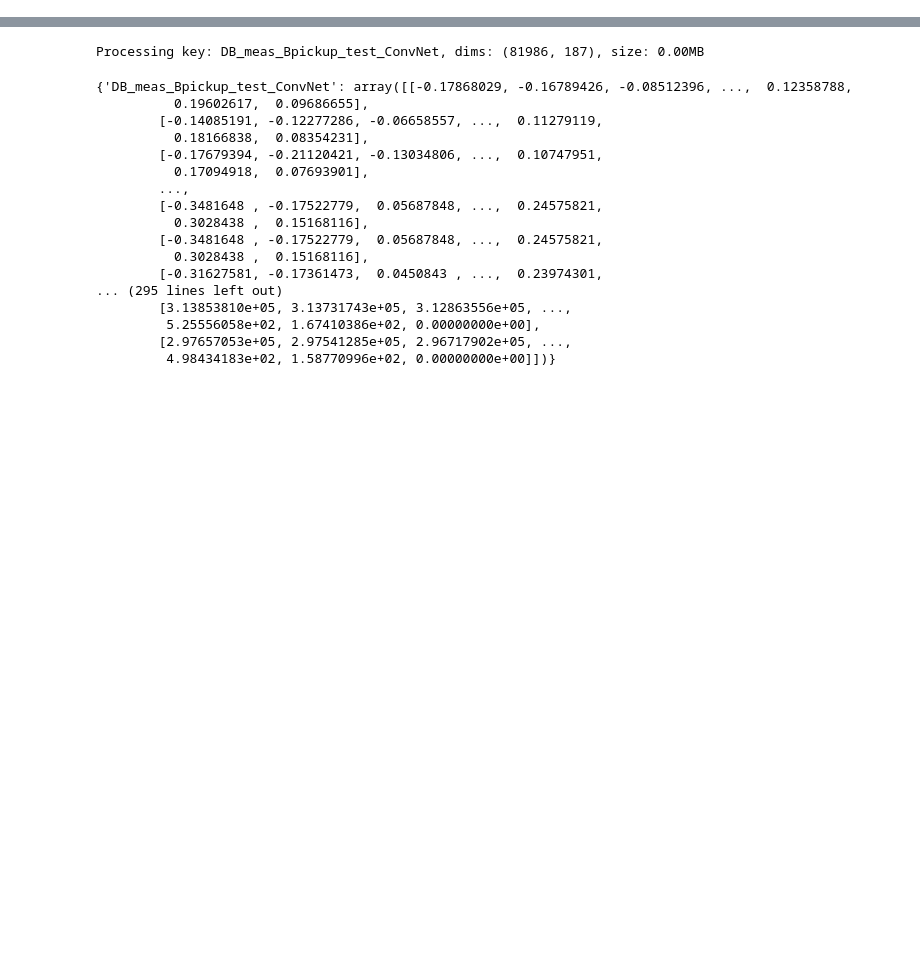
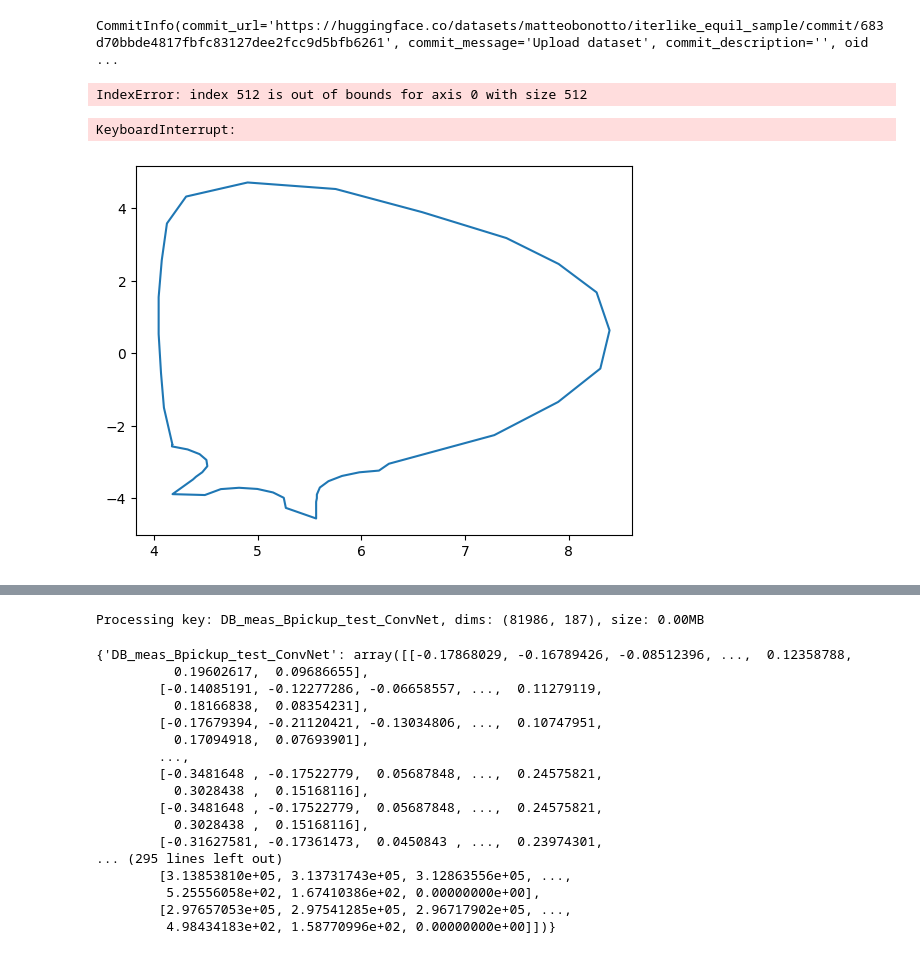
Before and after one commit to matteobonotto/ITERlike-equilibrium-dataset, a Jupyter notebook: notebooks/manage_data.ipynb, the cells around one changed output, grey strips where cells are left out. Cells and saved outputs as stored; diff of their text form; code cells hidden in the pictures; blank space fills up the shorter version.

Commit message:
dataset class

```diff
--- a/notebooks/manage_data.ipynb
+++ b/notebooks/manage_data.ipynb
@@ -5,3 +0,0 @@ import sys
-# %%
-path = '../../ITER_like_equilibrium_dataset.mat'
-data = io.loadmat(path)
@@ -11,0 +7,2 @@ dict_keys(['__header__', '__version__', '__globals__', 'DB_meas_Bpickup_test_Con
+# %%
+data = io.loadmat("../ITER_like_equilibrium_dataset.mat")
@@ -11,0 +95,26 @@ dict_keys(['__header__', '__version__', '__globals__', 'DB_meas_Bpickup_test_Con
+# %%
+ds = Dataset.from_dict(data_dict)
+ds = ds.with_format("numpy")
+ds.push_to_hub("matteobonotto/iterlike_equil_sample")
+# %% [output]
+CommitInfo(commit_url='https://huggingface.co/datasets/matteobonotto/iterlike_equil_sample/commit/683d70bbde4817fbfc83127dee2fcc9d5bfb6261', commit_message='Upload dataset', commit_description='', oid ...
+# %%
+samples = []
+for i in range(mag_measures.shape[0]):
+    sample = {key: value[i] for key, value in data_dict.items()}
+    samples.append(sample)
+# %% [output]
+IndexError: index 512 is out of bounds for axis 0 with size 512
+# %%
+from datasets import Dataset
+hf_dataset = Dataset.from_list(samples)
+# %% [output]
+KeyboardInterrupt:
+# %%
+d = io.loadmat('../INPUT_ITER_shape.mat')
+
+first_wall = {
+    'r': d['geometry'][0][0][0][:,0].tolist(),
+    'z': d['geometry'][0][0][0][:,1].tolist(),
+}
+json.dump(first_wall, open('../iterlike_dataset/data/first_wall.json', 'w'))
@@ -11,0 +127,8 @@ dict_keys(['__header__', '__version__', '__globals__', 'DB_meas_Bpickup_test_Con
+# %%
+
+
+fig = plt.Figure()
+plt.plot(d['geometry'][0][0][0][:,0], d['geometry'][0][0][0][:,1])
+plt.show()
+# %% [output]
+[figure, added]
```
Also changed, not shown: parts of 11 cells of this notebook, 15 other files.
